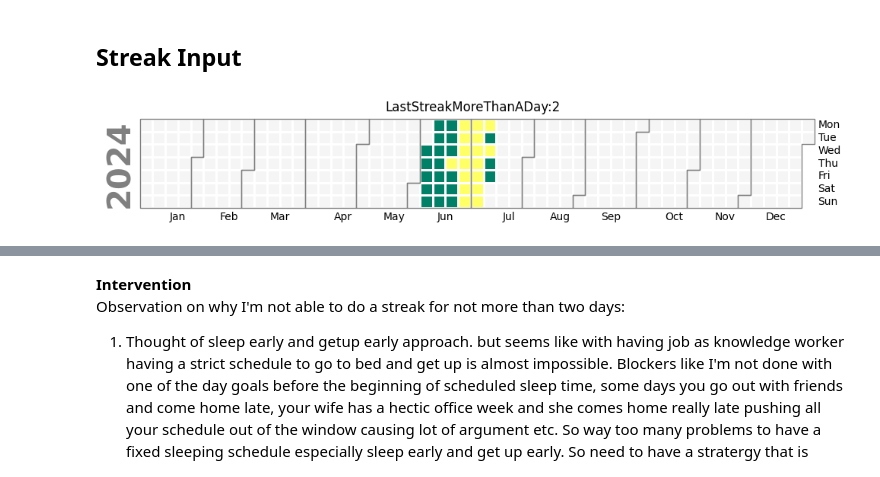
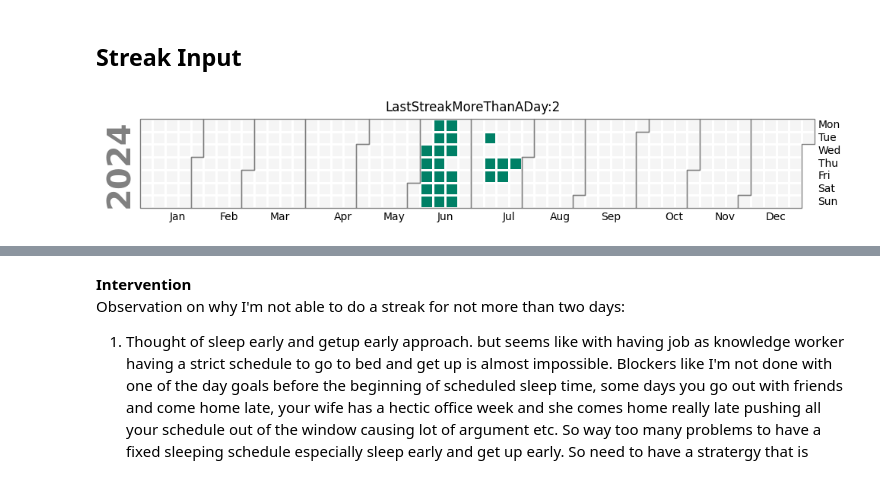
Before and after one commit to worldsaverr/learning_2024_2025, a Jupyter notebook: QUAD_2024.ipynb, the cells around one changed output, grey strips where cells are left out. Drawn from its saved outputs; the diff is of its cells as text; code cells hidden in the pictures.

```diff
--- a/QUAD_2024.ipynb
+++ b/QUAD_2024.ipynb
@@ -48,7 +51,7 @@ def streaks_func(dates_dict):
     logging.getLogger('matplotlib.font_manager').setLevel(logging.ERROR)
     idx = pd.Series(date_list, dtype='datetime64[ns]')
     ts = pd.Series([1]* len(idx), index=idx)
-    calplot.calplot(ts, cmap= 'summer_r',suptitle = 'LastStreakMoreThanADay:{}'.format(latest_streak_len), colorbar=False)
+    calplot.calplot(ts, cmap= 'summer',suptitle = 'LastStreakMoreThanADay:{}'.format(latest_streak_len), colorbar=False)
     return plt.show()
 
   plot_streaks(date_list, latest_streak_len)
@@ -57,10 +60,10 @@ def streaks_func(dates_dict):
 # %%
 dates_dict = {
     2024: {
         'Jun': [ "5-19", "21-23"],
-        'Jul': ["9", "11-12"]
+        'Jul': ["9", "11-12", "18-19","25","27"]
     }
 }
 streaks_func(dates_dict)
 # %% [output]
-[figure, old version]
+[figure, new version]
```
Also changed, not shown: parts of 10 cells of this notebook.
